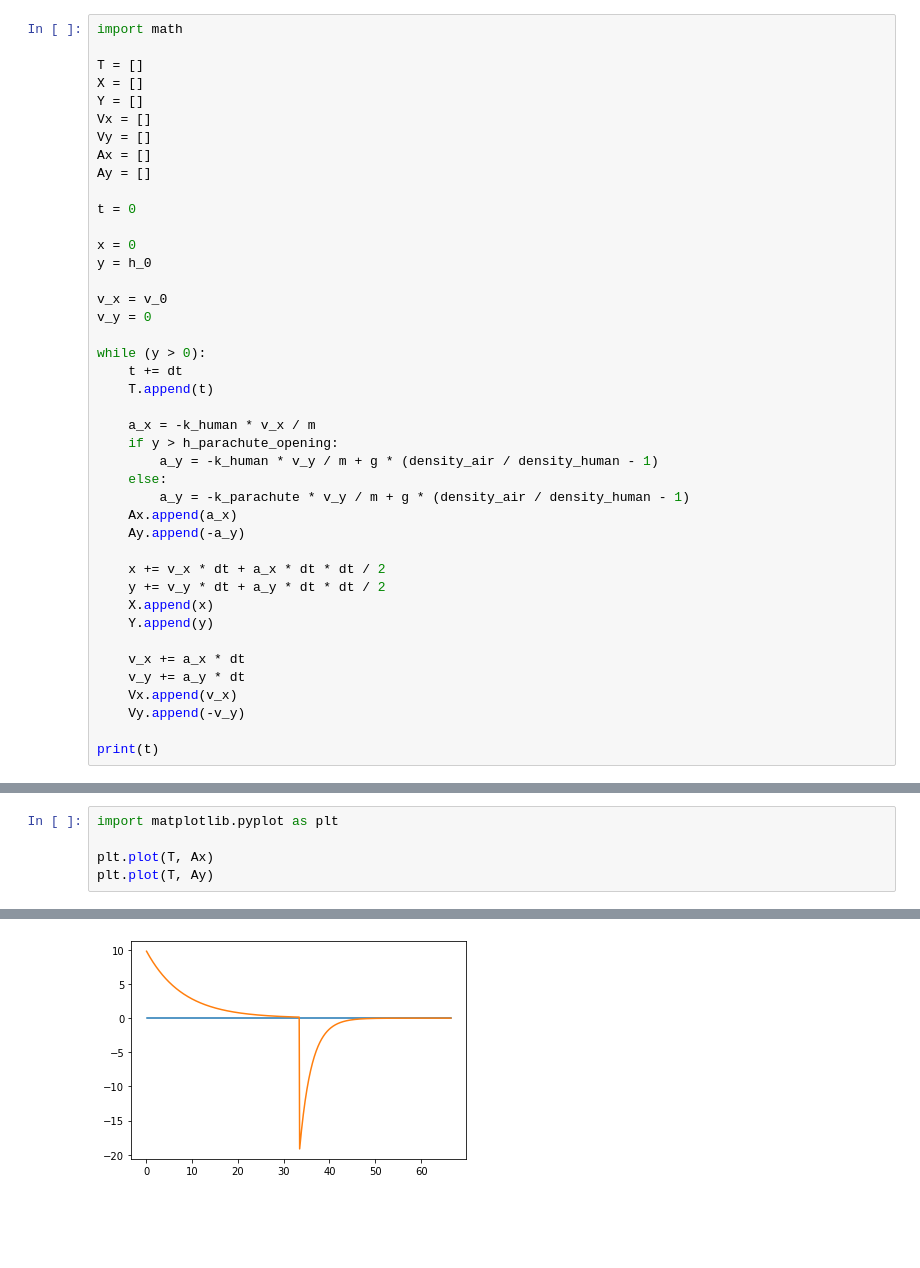
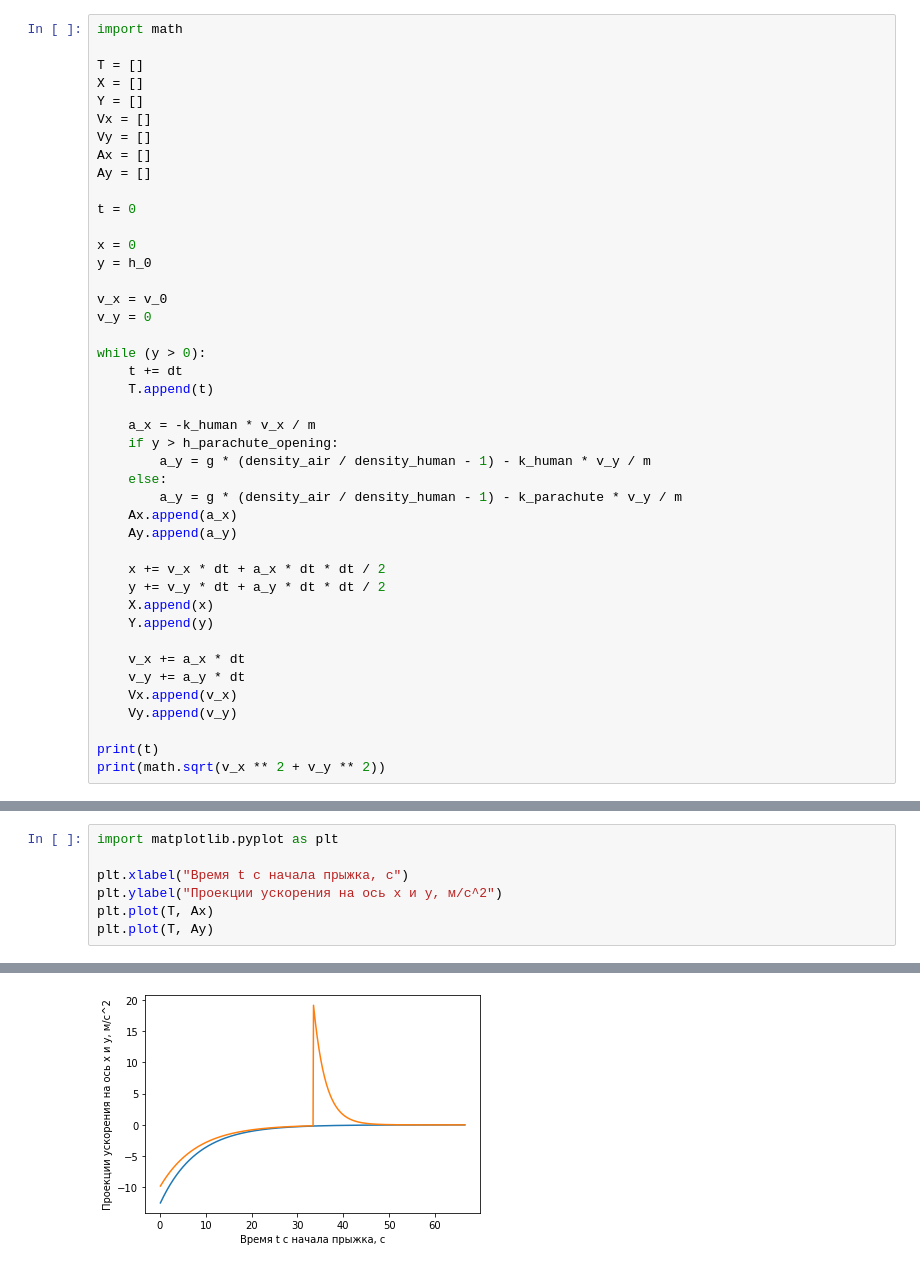
Before and after one commit to ZISRF/Modeling, a Jupyter notebook: skydiver/skydiver.ipynb, the cells around one changed output, grey strips where cells are left out. Drawn from its saved outputs; the diff is of its cells as text; blank space fills up the shorter version.

```diff
--- a/skydiver/skydiver.ipynb
+++ b/skydiver/skydiver.ipynb
@@ -38,11 +38,11 @@ while (y > 0):
 
     a_x = -k_human * v_x / m
     if y > h_parachute_opening:
-        a_y = -k_human * v_y / m + g * (density_air / density_human - 1)
+        a_y = g * (density_air / density_human - 1) - k_human * v_y / m
     else:
-        a_y = -k_parachute * v_y / m + g * (density_air / density_human - 1)
+        a_y = g * (density_air / density_human - 1) - k_parachute * v_y / m
     Ax.append(a_x)
-    Ay.append(-a_y)
+    Ay.append(a_y)
 
     x += v_x * dt + a_x * dt * dt / 2
     y += v_y * dt + a_y * dt * dt / 2
@@ -52,8 +52,9 @@ while (y > 0):
     v_x += a_x * dt
     v_y += a_y * dt
     Vx.append(v_x)
-    Vy.append(-v_y)
+    Vy.append(v_y)
 
 print(t)
+print(math.sqrt(v_x ** 2 + v_y ** 2))
 # %% [output]
 66.5000000000005
@@ -68,11 +82,13 @@ plt.plot(T, Vy)
 # %%
 import matplotlib.pyplot as plt
 
+plt.xlabel("Время t с начала прыжка, с")
+plt.ylabel("Проекции ускорения на ось x и y, м/c^2")
 plt.plot(T, Ax)
 plt.plot(T, Ay)
 # %% [output]
 [<matplotlib.lines.Line2D at 0x...>]
-[figure, old version]
+[figure, new version]
 # %%
 import matplotlib.pyplot as plt
 
```
Also changed, not shown: parts of 5 cells of this notebook.
